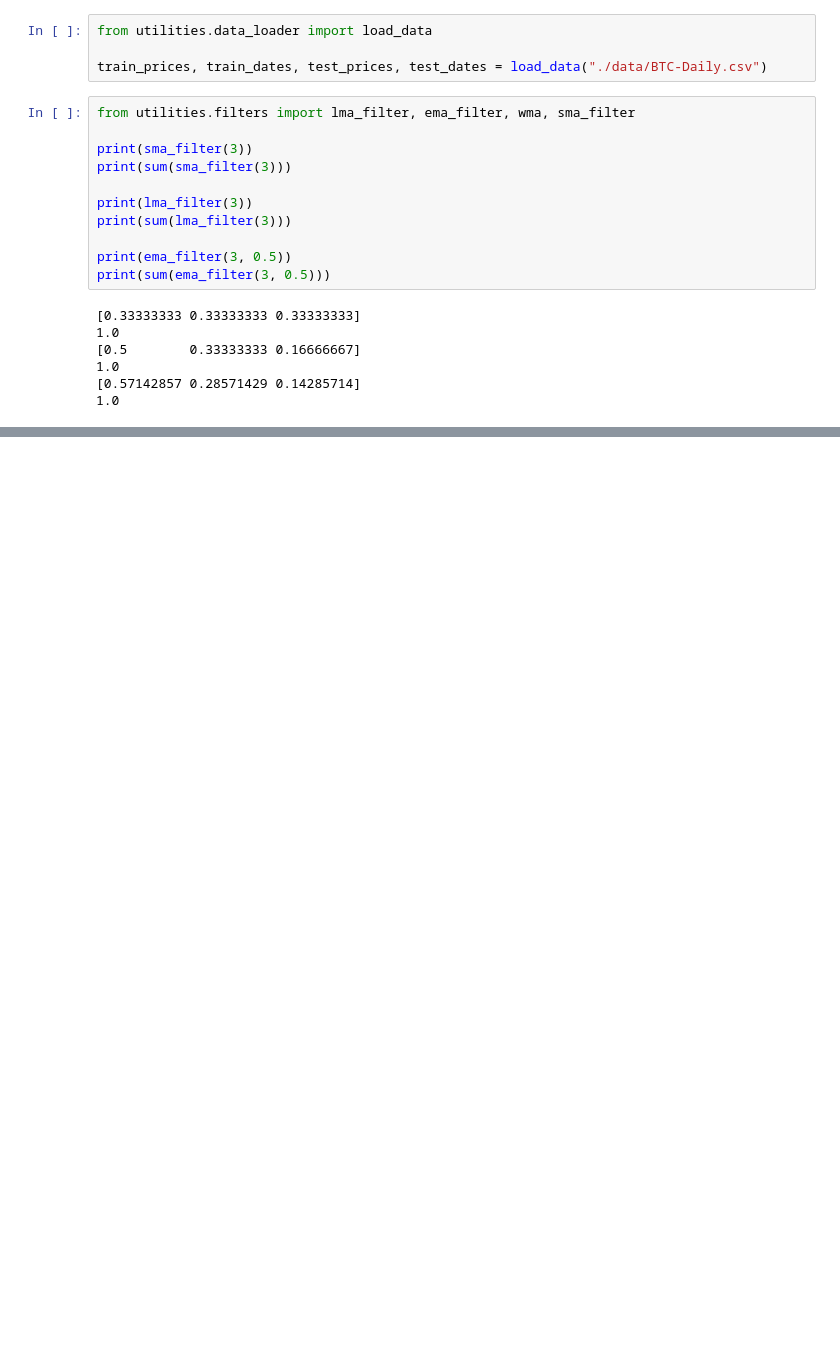
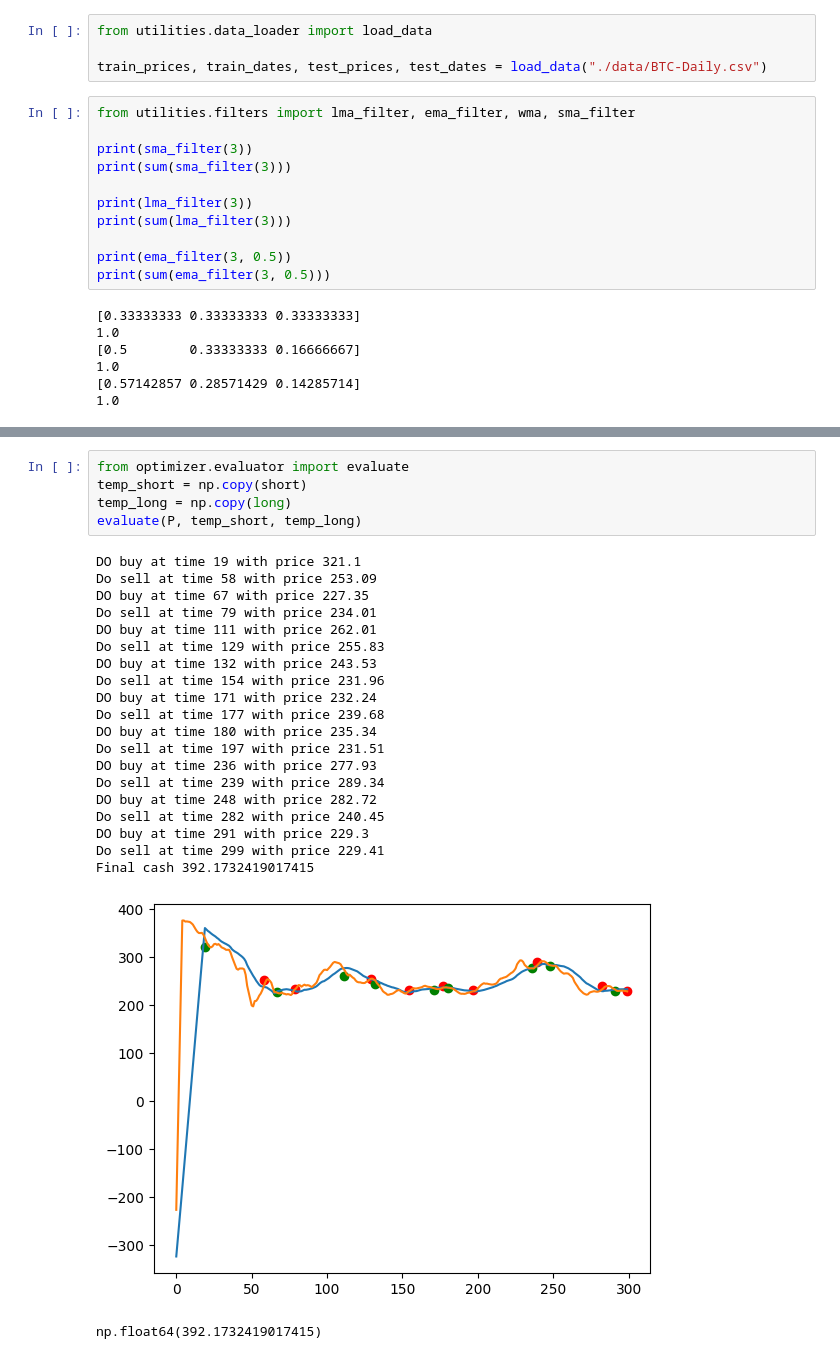
Before and after one commit to AndreHrs/trading-param-optimizer, a Jupyter notebook: notebook.ipynb, the cells around one changed output, grey strips where cells are left out. Drawn from its saved outputs; the diff is of its cells as text; blank space fills up the shorter version.

```diff
--- a/notebook.ipynb
+++ b/notebook.ipynb
@@ -43,0 +108,27 @@ print(np.convolve([1, 0, 0], lma_filter(3), 'valid'))
+# %%
+from optimizer.evaluator import evaluate
+temp_short = np.copy(short)
+temp_long = np.copy(long)
+evaluate(P, temp_short, temp_long)
+# %% [output]
+DO buy at time 19 with price 321.1
+Do sell at time 58 with price 253.09
+DO buy at time 67 with price 227.35
+Do sell at time 79 with price 234.01
+DO buy at time 111 with price 262.01
+Do sell at time 129 with price 255.83
+DO buy at time 132 with price 243.53
+Do sell at time 154 with price 231.96
+DO buy at time 171 with price 232.24
+Do sell at time 177 with price 239.68
+DO buy at time 180 with price 235.34
+Do sell at time 197 with price 231.51
+DO buy at time 236 with price 277.93
+Do sell at time 239 with price 289.34
+DO buy at time 248 with price 282.72
+Do sell at time 282 with price 240.45
+DO buy at time 291 with price 229.3
+Do sell at time 299 with price 229.41
+Final cash 392.1732419017415
+[figure, added]
+np.float64(392.1732419017415)
```
Also changed, not shown: parts of 3 cells of this notebook, 3 other files.
